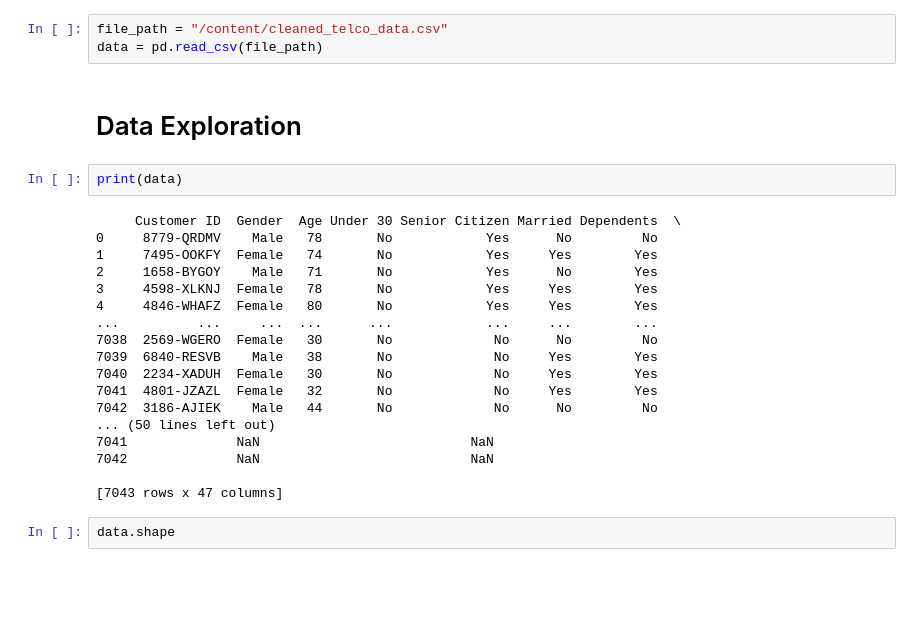
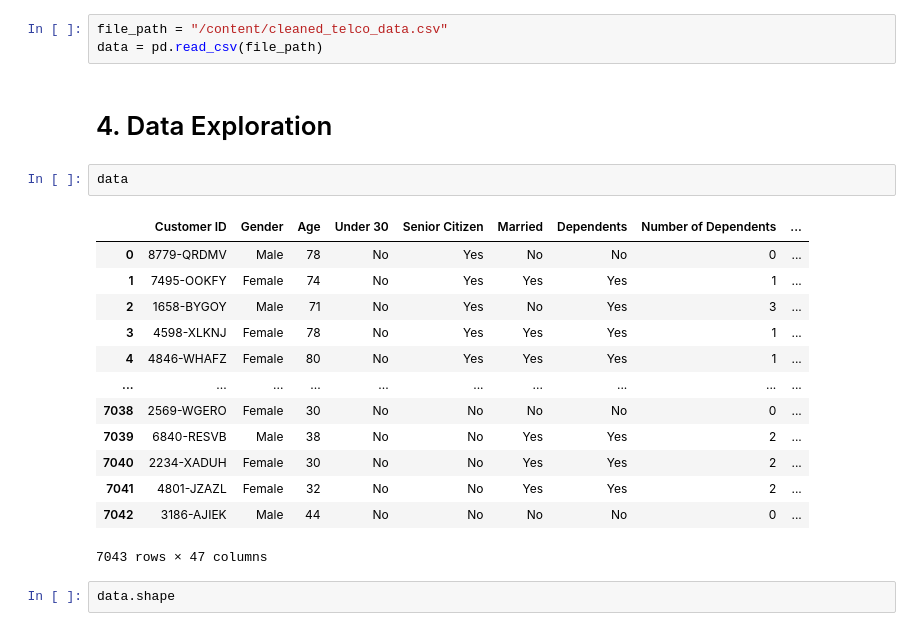
Before and after one commit to phnhung21/bacapstone, a Jupyter notebook: Capstone_Project_Customer_Churn.ipynb, the cells around one changed output. Drawn from its saved outputs; the diff is of its cells as text; blank space fills up the shorter version.

```diff
--- a/Capstone_Project_Customer_Churn.ipynb
+++ b/Capstone_Project_Customer_Churn.ipynb
@@ -10,27 +10,23 @@ import matplotlib.pyplot as plt
 file_path = "/content/cleaned_telco_data.csv"
 data = pd.read_csv(file_path)
 # %% [markdown]
-# Data Exploration
+# 4. Data Exploration
-# %%
-print(data)
-# %% [output]
-     Customer ID  Gender  Age Under 30 Senior Citizen Married Dependents  \
-0     8779-QRDMV    Male   78       No            Yes      No         No
-1     7495-OOKFY  Female   74       No            Yes     Yes        Yes
-2     1658-BYGOY    Male   71       No            Yes      No        Yes
-3     4598-XLKNJ  Female   78       No            Yes     Yes        Yes
-4     4846-WHAFZ  Female   80       No            Yes     Yes        Yes
-...          ...     ...  ...      ...            ...     ...        ...
-7038  2569-WGERO  Female   30       No             No      No         No
-7039  6840-RESVB    Male   38       No             No     Yes        Yes
-7040  2234-XADUH  Female   30       No             No     Yes        Yes
-7041  4801-JZAZL  Female   32       No             No     Yes        Yes
-7042  3186-AJIEK    Male   44       No             No      No         No
-... (50 lines left out)
-7041              NaN                           NaN
-7042              NaN                           NaN
-
-[7043 rows x 47 columns]
+# %%
+data
+# %% [output]
+|  | Customer ID | Gender | Age | Under 30 | Senior Citizen | Married | Dependents | Number of Dependents | ... |
+| 0 | 8779-QRDMV | Male | 78 | No | Yes | No | No | 0 | ... |
+| 1 | 7495-OOKFY | Female | 74 | No | Yes | Yes | Yes | 1 | ... |
+| 2 | 1658-BYGOY | Male | 71 | No | Yes | No | Yes | 3 | ... |
+| 3 | 4598-XLKNJ | Female | 78 | No | Yes | Yes | Yes | 1 | ... |
+| 4 | 4846-WHAFZ | Female | 80 | No | Yes | Yes | Yes | 1 | ... |
+| ... | ... | ... | ... | ... | ... | ... | ... | ... | ... |
+| 7038 | 2569-WGERO | Female | 30 | No | No | No | No | 0 | ... |
+| 7039 | 6840-RESVB | Male | 38 | No | No | Yes | Yes | 2 | ... |
+| 7040 | 2234-XADUH | Female | 30 | No | No | Yes | Yes | 2 | ... |
+| 7041 | 4801-JZAZL | Female | 32 | No | No | Yes | Yes | 2 | ... |
+| 7042 | 3186-AJIEK | Male | 44 | No | No | No | No | 0 | ... |
+7043 rows × 47 columns
 # %%
 data.shape
 # %% [output]
```
Also changed, not shown: parts of 7 cells of this notebook.
